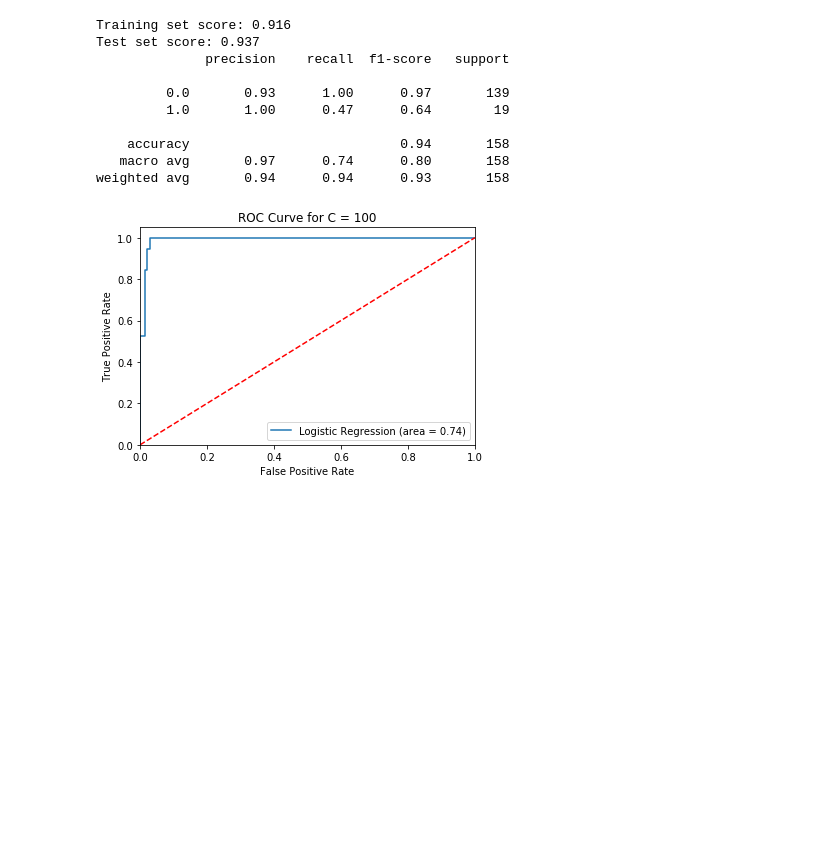
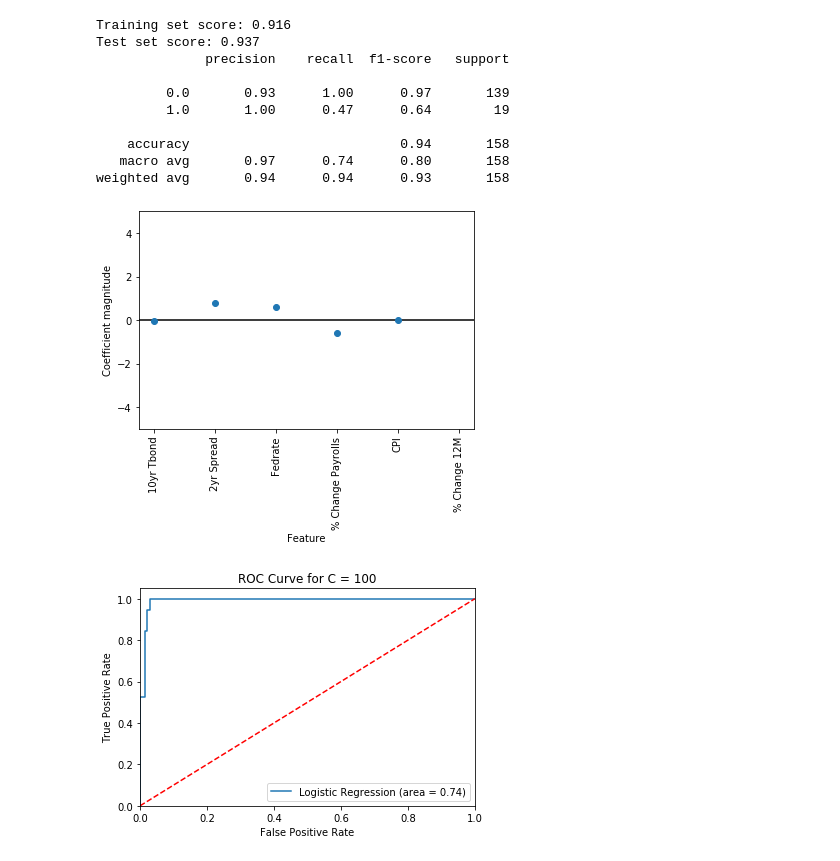
Before and after one commit to sheri-kamal/DATA71200-SP2020, a Jupyter notebook: Project 2 - Supervised Learning.ipynb, the cells around one changed output. Saved outputs shown, nothing was run; the diff lists cells and outputs as text; code cells hidden in the pictures; blank space fills up the shorter version.

```diff
--- a/Project 2 - Supervised Learning.ipynb
+++ b/Project 2 - Supervised Learning.ipynb
@@ -137,6 +159,10 @@ Test set score: 0.937
     accuracy                           0.94       158
    macro avg       0.97      0.74      0.80       158
 weighted avg       0.94      0.94      0.93       158
+# %%
+plot_feature_importance(logmodel100)
+# %% [output]
+[figure, added]
 # %%
 from sklearn.metrics import roc_auc_score
 from sklearn.metrics import roc_curve
```
Also changed, not shown: parts of 5 cells of this notebook.
